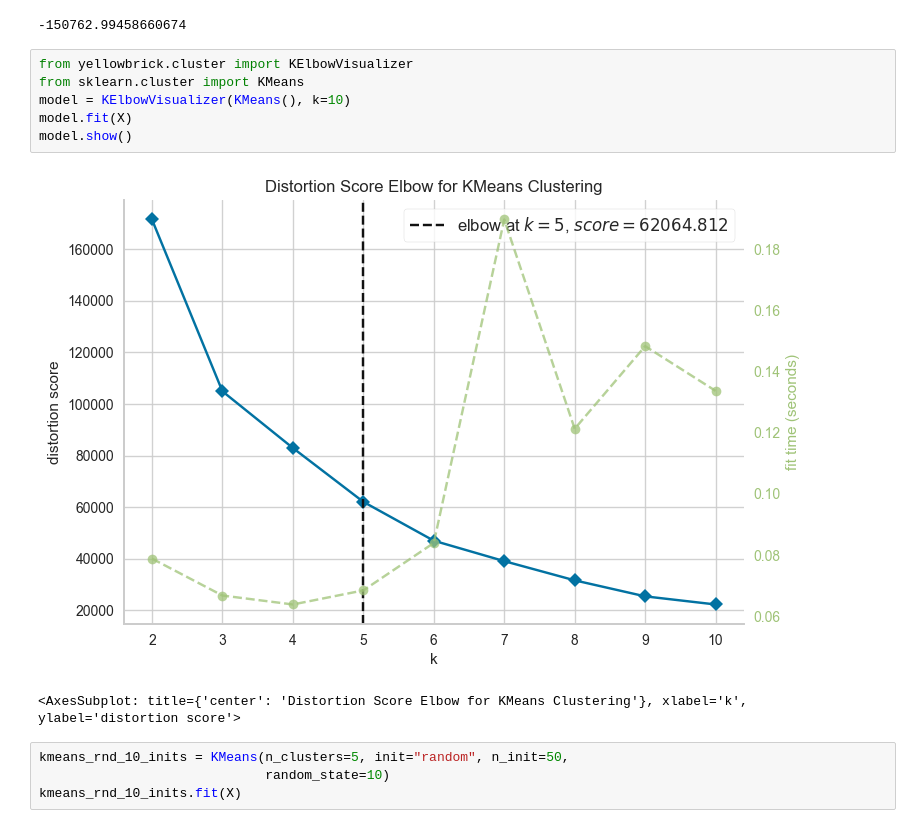
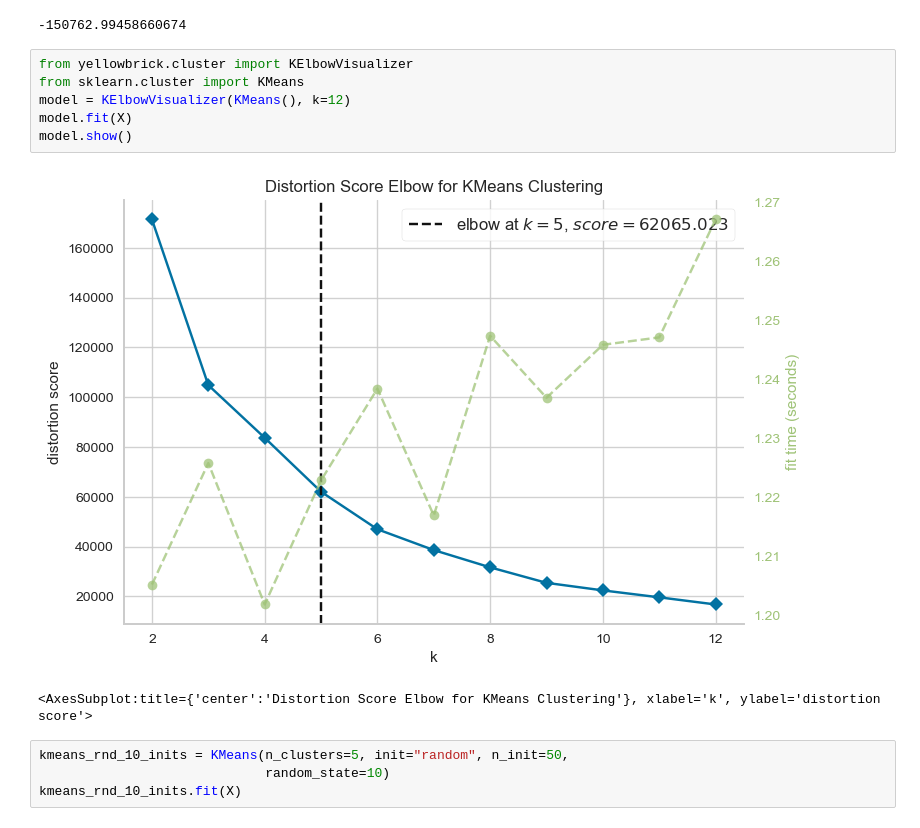
Before and after one commit to PosgradoMNA/actividades-de-aprendizaje-Rodrigo-Rodriguez-Rodriguez, a Jupyter notebook: Actividad de Clase/TecMty_kmeans_target.ipynb, the cells around one changed output. Cells and saved outputs as stored; diff of their text form.

Commit message:
TArea Kmeans y Regresion version 2 con mapas nuevos

```diff
--- a/Actividad de Clase/TecMty_kmeans_target.ipynb
+++ b/Actividad de Clase/TecMty_kmeans_target.ipynb
@@ -997,12 +795,12 @@ kmeans.score(X)
 # %%
 from yellowbrick.cluster import KElbowVisualizer
 from sklearn.cluster import KMeans
-model = KElbowVisualizer(KMeans(), k=10)
+model = KElbowVisualizer(KMeans(), k=12)
 model.fit(X)
 model.show()
 # %% [output]
-[figure, old version]
+[figure, new version]
-<AxesSubplot: title={'center': 'Distortion Score Elbow for KMeans Clustering'}, xlabel='k', ylabel='distortion score'>
+<AxesSubplot:title={'center':'Distortion Score Elbow for KMeans Clustering'}, xlabel='k', ylabel='distortion score'>
 # %%
 kmeans_rnd_10_inits = KMeans(n_clusters=5, init="random", n_init=50,
                              random_state=10)
```
Also changed, not shown: parts of 20 cells of this notebook, 2 other files.
